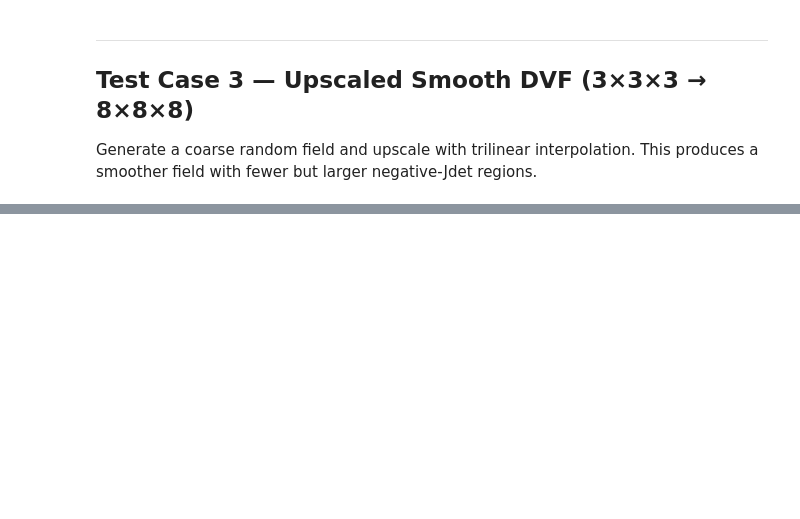
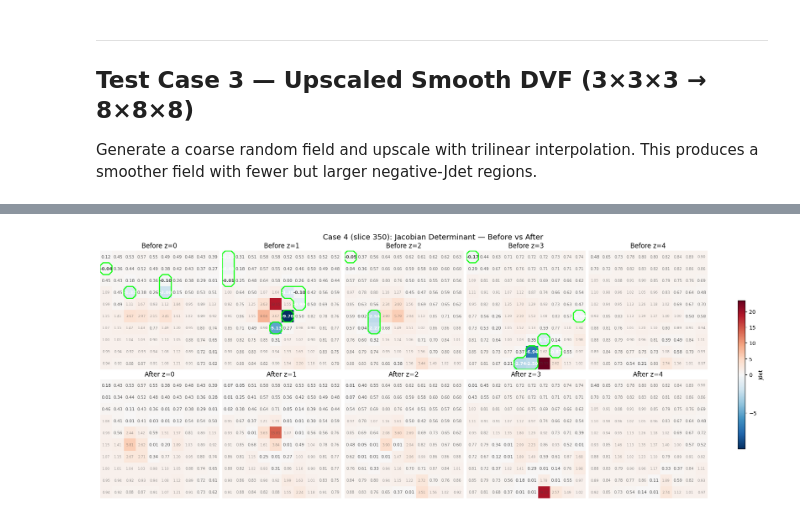
Before and after one commit to UCI-iGravi/dvfopt, a Jupyter notebook: slsqp-3d.ipynb, the cells around one changed output, grey strips where cells are left out. Cells and saved outputs as stored; diff of their text form; code cells hidden in the pictures; blank space fills up the shorter version.

```diff
--- a/slsqp-3d.ipynb
+++ b/slsqp-3d.ipynb
@@ -82,0 +148,8 @@ assert (jdet_after_3 > 0).all(), "All Jdet must be positive after correction"
+# %%
+dvf_4 = np.load("data/test_cases_3d/slice350_5x10x10.npy")
+jdet_before_4 = jdet_summary(dvf_4, "Case 4 — before")
+
+phi_4 = iterative_3d(dvf_4, verbose=1)
+
+jdet_after_4 = jdet_summary(phi_4, "Case 4 — after")
+assert (jdet_after_4 > 0).all(), "All Jdet must be positive after correction"
@@ -83,2 +240,83 @@ assert (jdet_after_3 > 0).all(), "All Jdet must be positive after correction"
+# %%
+from matplotlib.colors import TwoSlopeNorm
+
+CMAP = "RdBu_r"
+NEG_CONTOUR_COLOR = "lime"
+
+
+def _annotate_neg_contour(ax, jac_2d, threshold=0.0):
+    """Overlay a contour at threshold to highlight negative-Jdet regions."""
+    mask = (jac_2d <= threshold).astype(float)
+    if not mask.any():
+        return
+    xlim, ylim = ax.get_xlim(), ax.get_ylim()
+    padded = np.pad(mask, 1, mode="constant", constant_values=0)
+    ph, pw = padded.shape
+    mask_up = np.repeat(np.repeat(padded, 2, axis=0), 2, axis=1)
+    ys = np.linspace(-1.25, ph - 1.75, 2 * ph)
+    xs = np.linspace(-1.25, pw - 1.75, 2 * pw)
+    X, Y = np.meshgrid(xs, ys)
+    ax.contour(X, Y, mask_up, levels=[0.5], colors=NEG_CONTOUR_COLOR,
+               linewidths=2.0, linestyles="-")
+    ax.set_xlim(xlim)
+    ax.set_ylim(ylim)
+
+
+def _annotate_jdet_values(ax, jac_2d, max_dim=25):
+    """Print Jdet values on each pixel for small grids."""
+    h, w = jac_2d.shape
+    if max(h, w) > max_dim:
+        return
+    base_fontsize = min(6.5, max(3.5, 110 / max(h, w)))
+    for row in range(h):
+        for col in range(w):
+            val = jac_2d[row, col]
+            color = "white" if val < -0.2 else "#444444"
+            weight = "bold" if val <= 0 else "normal"
+            t = float(np.clip(val, 0, 1))
+            alpha = 1.0 - 0.5 * t * t
+            fontsize = base_fontsize * (1.0 + 0.25 * (1.0 - t * t))
+            ax.text(col, row, f"{val:.2f}", ha="center", va="center",
+                    fontsize=fontsize, color=color, alpha=alpha,
+                    fontweight=weight)
+
+
+def plot_jdet_slices(dvf_before, dvf_after, title_prefix=""):
+    """Plot before/after Jdet heatmaps for every z-slice."""
+    jdet_b = jacobian_det3D(dvf_before)
+    jdet_a = jacobian_det3D(dvf_after)
+    D = jdet_b.shape[0]
+
+    vmin = min(jdet_b.min(), jdet_a.min(), -0.5)
+    vmax = max(jdet_b.max(), jdet_a.max(), 1.0)
+    norm = TwoSlopeNorm(vmin=vmin, vcenter=0, vmax=vmax)
+
+    fig, axes = plt.subplots(2, D, figsize=(3.5 * D, 7),
+                             constrained_layout=True)
+    if D == 1:
+        axes = axes[:, np.newaxis]
+    for z in range(D):
+        ax_b = axes[0, z]
+        im = ax_b.imshow(jdet_b[z], norm=norm, cmap=CMAP, interpolation='nearest')
+        _annotate_neg_contour(ax_b, jdet_b[z])
+        _annotate_jdet_values(ax_b, jdet_b[z])
+        ax_b.set_title(f'Before z={z}')
+        ax_b.axis('off')
+
+        ax_a = axes[1, z]
+        ax_a.imshow(jdet_a[z], norm=norm, cmap=CMAP, interpolation='nearest')
+        _annotate_neg_contour(ax_a, jdet_a[z])
+        _annotate_jdet_values(ax_a, jdet_a[z])
+        ax_a.set_title(f'After z={z}')
+        ax_a.axis('off')
+
+    fig.colorbar(im, ax=axes, shrink=0.6, label='Jdet')
+    fig.suptitle(f'{title_prefix} Jacobian Determinant — Before vs After', fontsize=14)
+    plt.show()
+
+
+plot_jdet_slices(dvf_4, phi_4, title_prefix="Case 4 (slice 350):")
+# %% [output]
+[figure, added]
 # %% [markdown]
 ---
```
Also changed, not shown: parts of 14 cells of this notebook, 4 other files.
